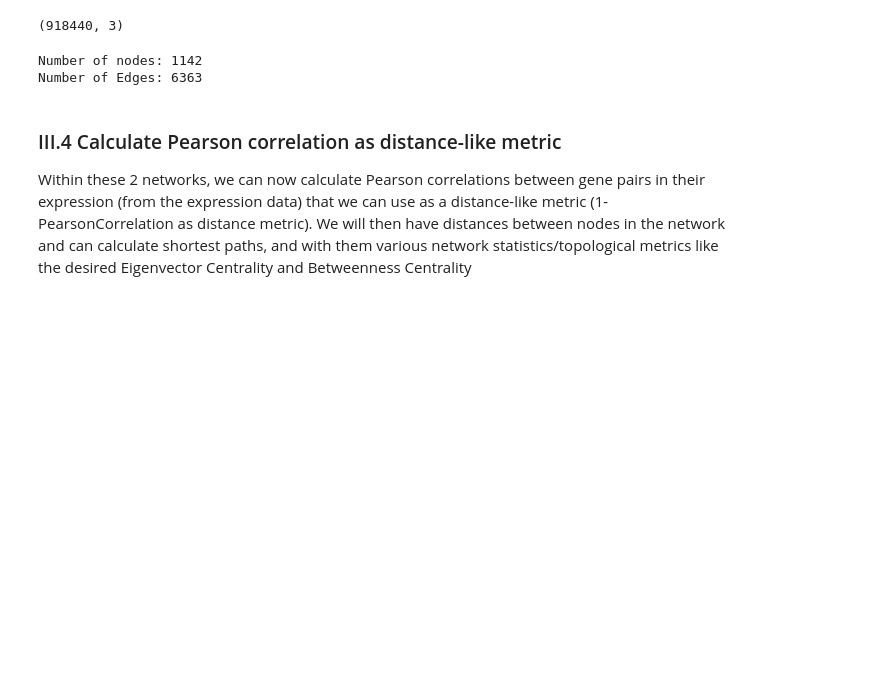
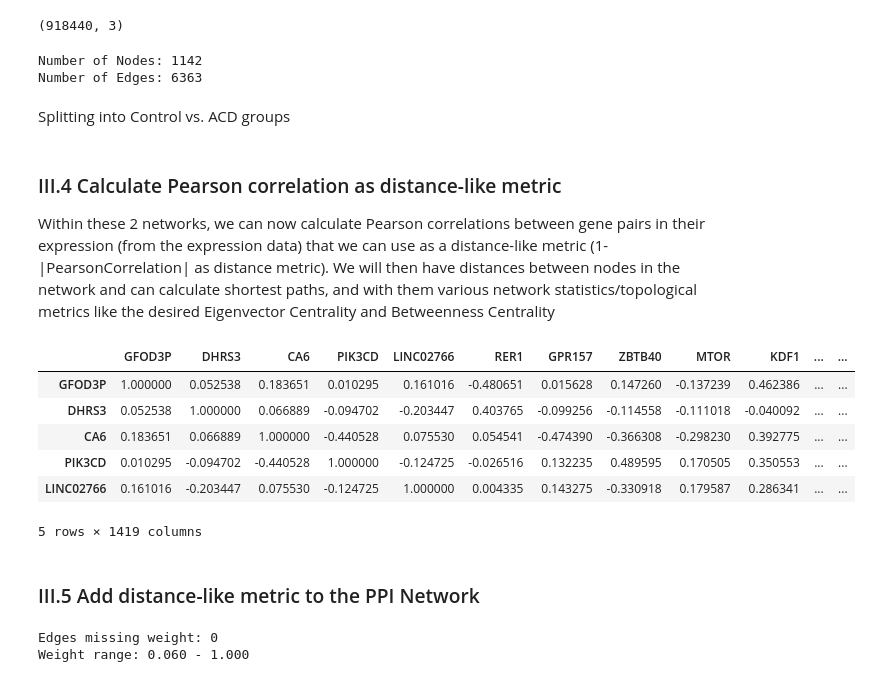
Before and after one commit to DavidosRB/Python-DiCE, a Jupyter notebook: notebooks/example_workflow.ipynb, the cells around one changed output. Saved outputs shown, nothing was run; the diff lists cells and outputs as text; code cells hidden in the pictures; blank space fills up the shorter version.

Commit message:
Completed Phase IV and V, adding PPI distances and ranking based on centrality values

```diff
--- a/notebooks/example_workflow.ipynb
+++ b/notebooks/example_workflow.ipynb
@@ -487,12 +487,36 @@ def set_up_ppi_network(mapped_protein_links_df: pd.DataFrame, mapped_filtered_ig
         G.add_edge(row["protein1"], row["protein2"])
     return G
 # %%
-ppi_network = set_up_ppi_network(mapped_protein_links_df=mapped_protein_links_df, mapped_filtered_ig_df=mapped_filtered_ig_df)
-print("Number of Nodes:", ppi_network.number_of_nodes())
-print("Number of Edges:", ppi_network.number_of_edges())
+acd_ppi_network = set_up_ppi_network(mapped_protein_links_df=mapped_protein_links_df, mapped_filtered_ig_df=mapped_filtered_ig_df)
+control_ppi_network = set_up_ppi_network(mapped_protein_links_df=mapped_protein_links_df, mapped_filtered_ig_df=mapped_filtered_ig_df)
+print("Number of Nodes:", acd_ppi_network.number_of_nodes())
+print("Number of Edges:", acd_ppi_network.number_of_edges())
 # %% [output]
-Number of nodes: 1142
+Number of Nodes: 1142
 Number of Edges: 6363
+# %% [markdown]
+Splitting into Control vs. ACD groups
+# %%
+control_group = [key for key, value in patient_group_dict.items() if value == "Control"]
+acd_group = [key for key, value in patient_group_dict.items() if value == "ACD"]
+# %%
+control_group_expression_df = mapped_filtered_ig_df[mapped_filtered_ig_df.index.isin(control_group)]
+acd_group_expression_df = mapped_filtered_ig_df[mapped_filtered_ig_df.index.isin(acd_group)]
 # %% [markdown]
 ### III.4 Calculate Pearson correlation as distance-like metric
-Within these 2 networks, we can now calculate Pearson correlations between gene pairs in their expression (from the expression data) that we can use as a distance-like metric (1-PearsonCorrelation as distance metric). We will then have distances between nodes in the network and can calculate shortest paths, and with them various network statistics/topological metrics like the desired Eigenvector Centrality and Betweenness Centrality
+Within these 2 networks, we can now calculate Pearson correlations between gene pairs in their expression (from the expression data) that we can use as a distance-like metric (1-|PearsonCorrelation| as distance metric). We will then have distances between nodes in the network and can calculate shortest paths, and with them various network statistics/topological metrics like the desired Eigenvector Centrality and Betweenness Centrality
+# %%
+control_corr = control_group_expression_df.corr(method="pearson")
+acd_corr = acd_group_expression_df.corr(method="pearson")
+
+control_corr.head()
+# %% [output]
+|  | GFOD3P | DHRS3 | CA6 | PIK3CD | LINC02766 | RER1 | GPR157 | ZBTB40 | MTOR | KDF1 | ... | ... |
+| GFOD3P | 1.000000 | 0.052538 | 0.183651 | 0.010295 | 0.161016 | -0.480651 | 0.015628 | 0.147260 | -0.137239 | 0.462386 | ... | ... |
+| DHRS3 | 0.052538 | 1.000000 | 0.066889 | -0.094702 | -0.203447 | 0.403765 | -0.099256 | -0.114558 | -0.111018 | -0.040092 | ... | ... |
+| CA6 | 0.183651 | 0.066889 | 1.000000 | -0.440528 | 0.075530 | 0.054541 | -0.474390 | -0.366308 | -0.298230 | 0.392775 | ... | ... |
+| PIK3CD | 0.010295 | -0.094702 | -0.440528 | 1.000000 | -0.124725 | -0.026516 | 0.132235 | 0.489595 | 0.170505 | 0.350553 | ... | ... |
+| LINC02766 | 0.161016 | -0.203447 | 0.075530 | -0.124725 | 1.000000 | 0.004335 | 0.143275 | -0.330918 | 0.179587 | 0.286341 | ... | ... |
+5 rows × 1419 columns
+# %% [markdown]
+### III.5 Add distance-like metric to the PPI Network
@@ -498,0 +536,11 @@ Within these 2 networks, we can now calculate Pearson correlations between gene
+# %%
+# Check how many edges couldn't be assigned a weight
+missing = [(u, v) for u, v, d in control_ppi_network.edges(data=True) if d["weight"] is None]
+print(f"Edges missing weight: {len(missing)}")
+
+# Check weight range — should be in [0, 1] since Pearson is in [-1, 1] and we use absolute value to ensure that negative correlations also correspond to smaller weights
+weights = [d["weight"] for u, v, d in control_ppi_network.edges(data=True) if d["weight"] is not None]
+print(f"Weight range: {min(weights):.3f} - {max(weights):.3f}")
+# %% [output]
+Edges missing weight: 0
+Weight range: 0.060 - 1.000
```
Also changed, not shown: parts of 22 cells of this notebook.
